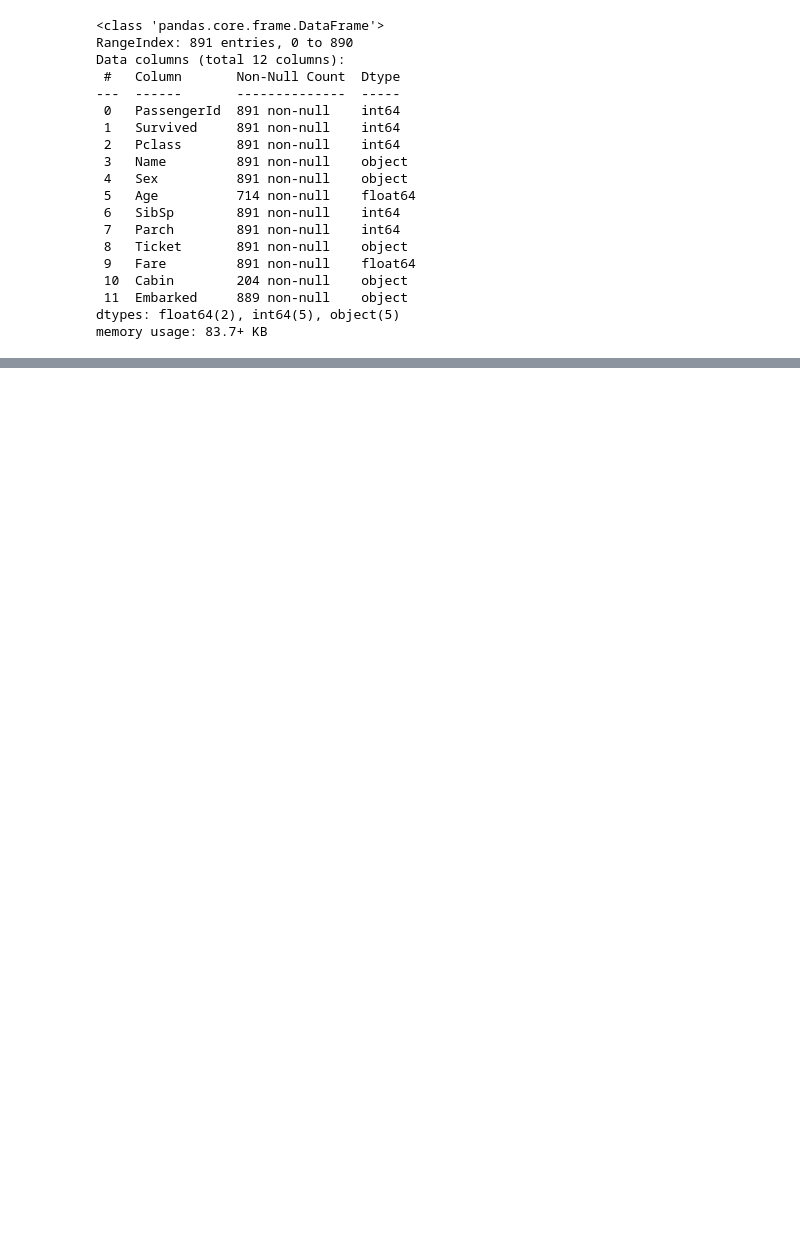
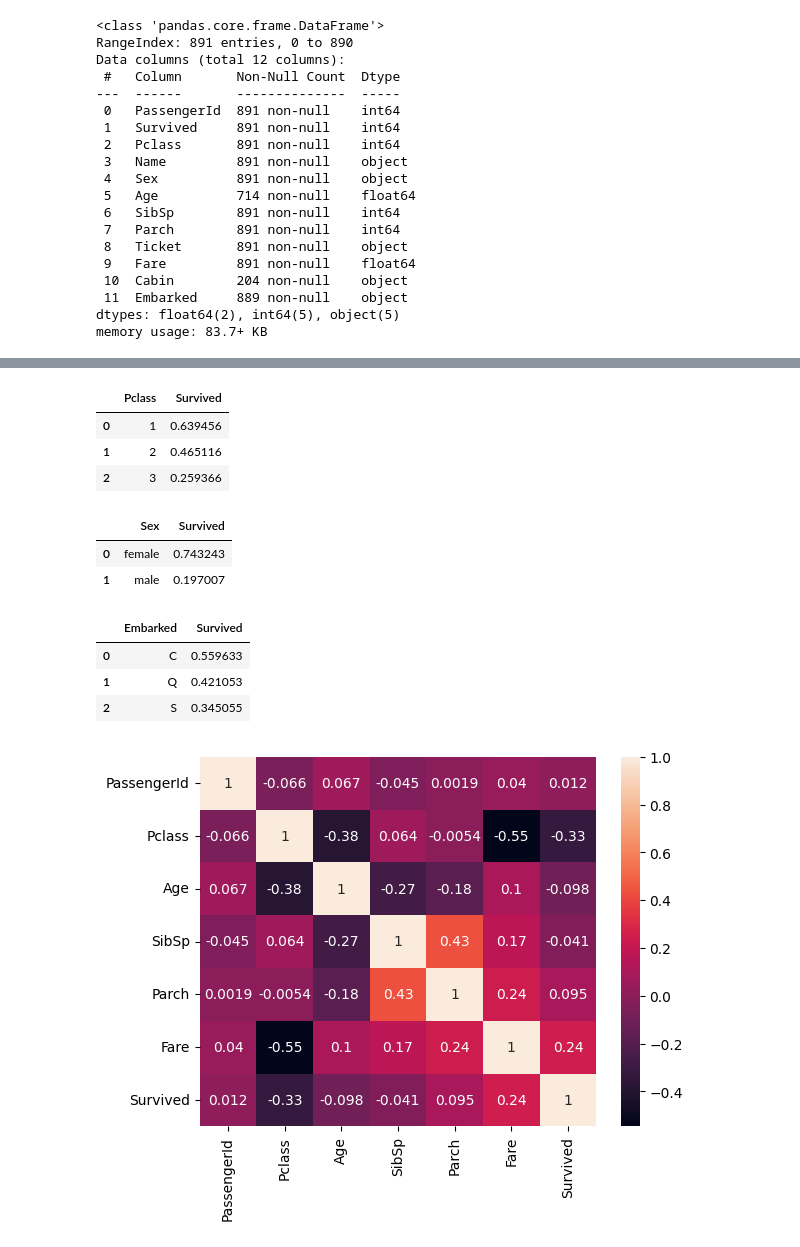
Before and after one commit to indrap23/PJJDA, a Jupyter notebook: Latihan_Titanic.ipynb, the cells around one changed output, grey strips where cells are left out. Drawn from its saved outputs; the diff is of its cells as text; code cells hidden in the pictures; blank space fills up the shorter version.

```diff
--- a/Latihan_Titanic.ipynb
+++ b/Latihan_Titanic.ipynb
@@ -103,0 +106,6 @@ x_train, x_test, y_train, y_test = split_train_test(input_df,
+# %%
+# combine x_train and y_train
+df = pd.concat([x_train, pd.DataFrame(y_train)], axis = 1)
+
+# check initial features
+df.columns.values
@@ -103,0 +152,28 @@ x_train, x_test, y_train, y_test = split_train_test(input_df,
+# %%
+df[['Pclass','Survived']].groupby(['Pclass'], as_index=False).mean()
+# %% [output]
+|  | Pclass | Survived |
+| 0 | 1 | 0.639456 |
+| 1 | 2 | 0.465116 |
+| 2 | 3 | 0.259366 |
+# %%
+df[['Sex','Survived']].groupby(['Sex'], as_index=False).mean()
+# %% [output]
+|  | Sex | Survived |
+| 0 | female | 0.743243 |
+| 1 | male | 0.197007 |
+# %%
+df[['Embarked','Survived']].groupby(['Embarked'], as_index=False).mean()
+# %% [output]
+|  | Embarked | Survived |
+| 0 | C | 0.559633 |
+| 1 | Q | 0.421053 |
+| 2 | S | 0.345055 |
+# %%
+from matplotlib import pyplot as plt
+import seaborn as sns
+
+sns.heatmap(df.select_dtypes(include=np.number).corr(),annot=True)
+plt.show()
+# %% [output]
+[figure, added]
```
Also changed, not shown: parts of 15 cells of this notebook.
